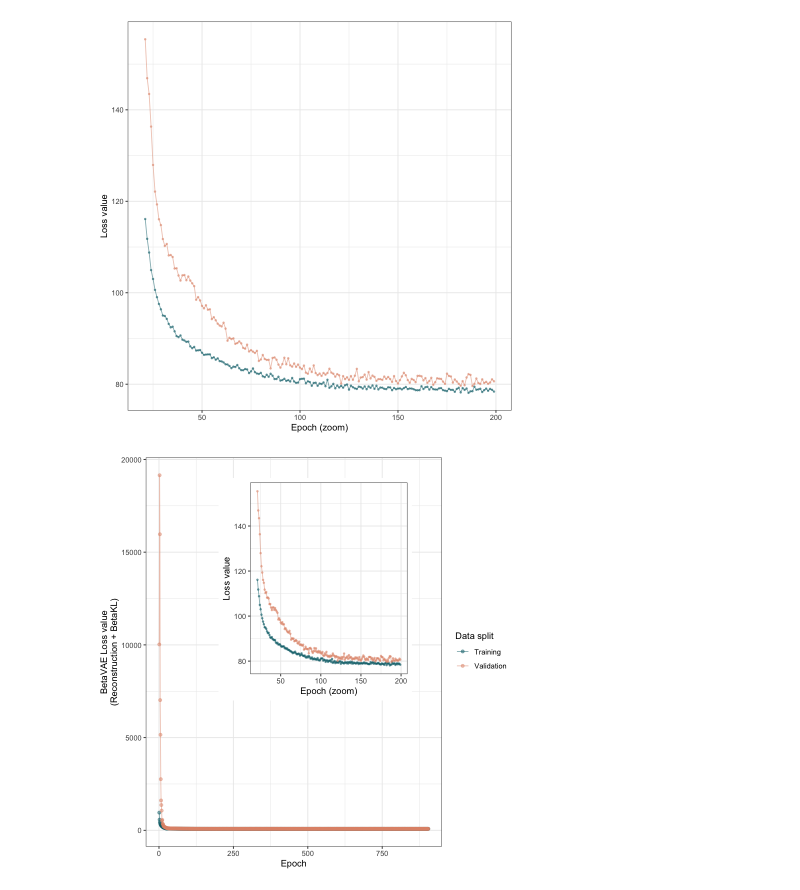
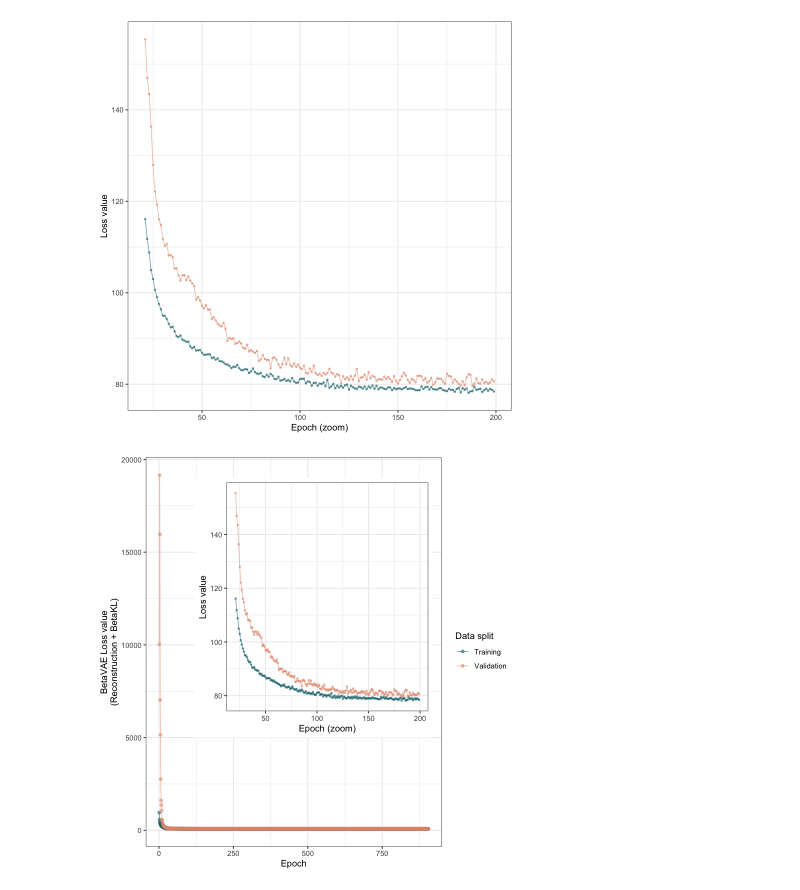
Before and after one commit to WayScience/gene_dependency_representations, a Jupyter notebook: 2.train-VAE/visualize/visualize_optimal_training_curves.ipynb, the cells around one changed output. Cells and saved outputs as stored; diff of their text form; code cells hidden in the pictures.

```diff
--- a/2.train-VAE/visualize/visualize_optimal_training_curves.ipynb
+++ b/2.train-VAE/visualize/visualize_optimal_training_curves.ipynb
@@ -82,18 +82,18 @@ zoom_gg
 # %%
 # Combine plots
 combined_gg <- cowplot::ggdraw(
     full_gg
     + cowplot::draw_plot(
         zoom_gg,
-        x = 200,
-        y = 7000,
-        width = 650,
-        height = 12000
+        x = 120,
+        y = 5000,
+        width = 800,
+        height = 14000
     )
 )
 
-ggsave(output_file, combined_gg, width = 4.5, height = 3, dpi = 500)
+ggsave(output_file, combined_gg, width = 4, height = 2.2, dpi = 500)
 
 combined_gg
 # %% [output]
-[figure, old version]
+[figure, new version]
```
Also changed, not shown: 2 other files.
